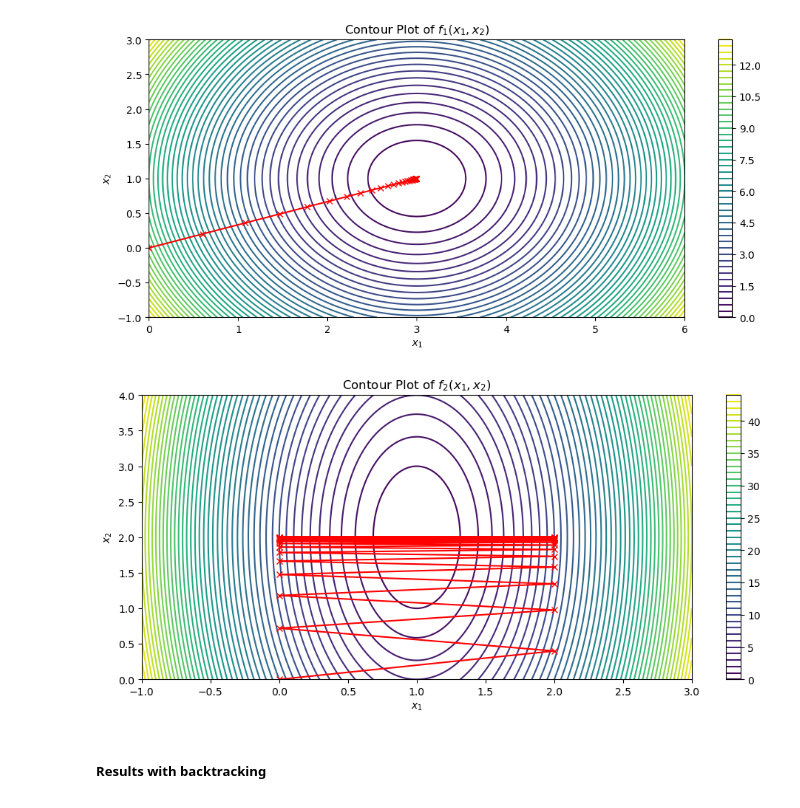
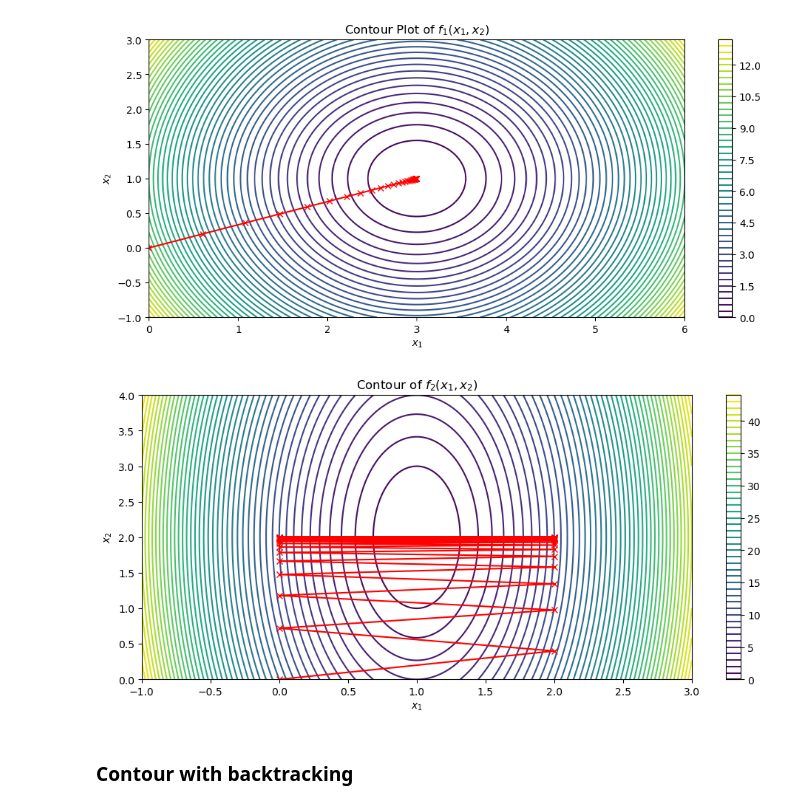
Before and after one commit to AngeloGalav/statistical-and-mathematical-methods, a Jupyter notebook: hw3/1_optimization_gd.ipynb, the cells around one changed output. Cells and saved outputs as stored; diff of their text form; code cells hidden in the pictures.

```diff
--- a/hw3/1_optimization_gd.ipynb
+++ b/hw3/1_optimization_gd.ipynb
@@ -218,23 +486,23 @@ plt.show()
 # %%
 x1 = np.linspace(-1, 3, 400)
 x2 = np.linspace(0, 4, 400)
 X1, X2 = np.meshgrid(x1, x2)
 Z2 = fn2((X1, X2))
 
 plt.figure(figsize=(12, 5))
 plt.contour(X1, X2, Z2, levels=50)
 plt.colorbar()
-plt.title('Contour of $f_2(x_1, x_2) = $')
+plt.title('Contour of $f_2(x_1, x_2)$')
 plt.xlabel('$x_1$')
 plt.ylabel('$x_2$')
 
 x_k_history, _, _, _ = gradient_descent(fn2, grad_fn2, x0, alpha, kmax, tolx, tolf)
 x_coords = [point[0] for point in x_k_history]
 y_coords = [point[1] for point in x_k_history]
 
 plt.plot(x_coords, y_coords, marker='x', color='red')
 plt.show()
 # %% [output]
-[figure, old version]
+[figure, new version]
 # %% [markdown]
-##### Results with backtracking
+### Contour with backtracking
```
Also changed, not shown: parts of 24 cells of this notebook.
